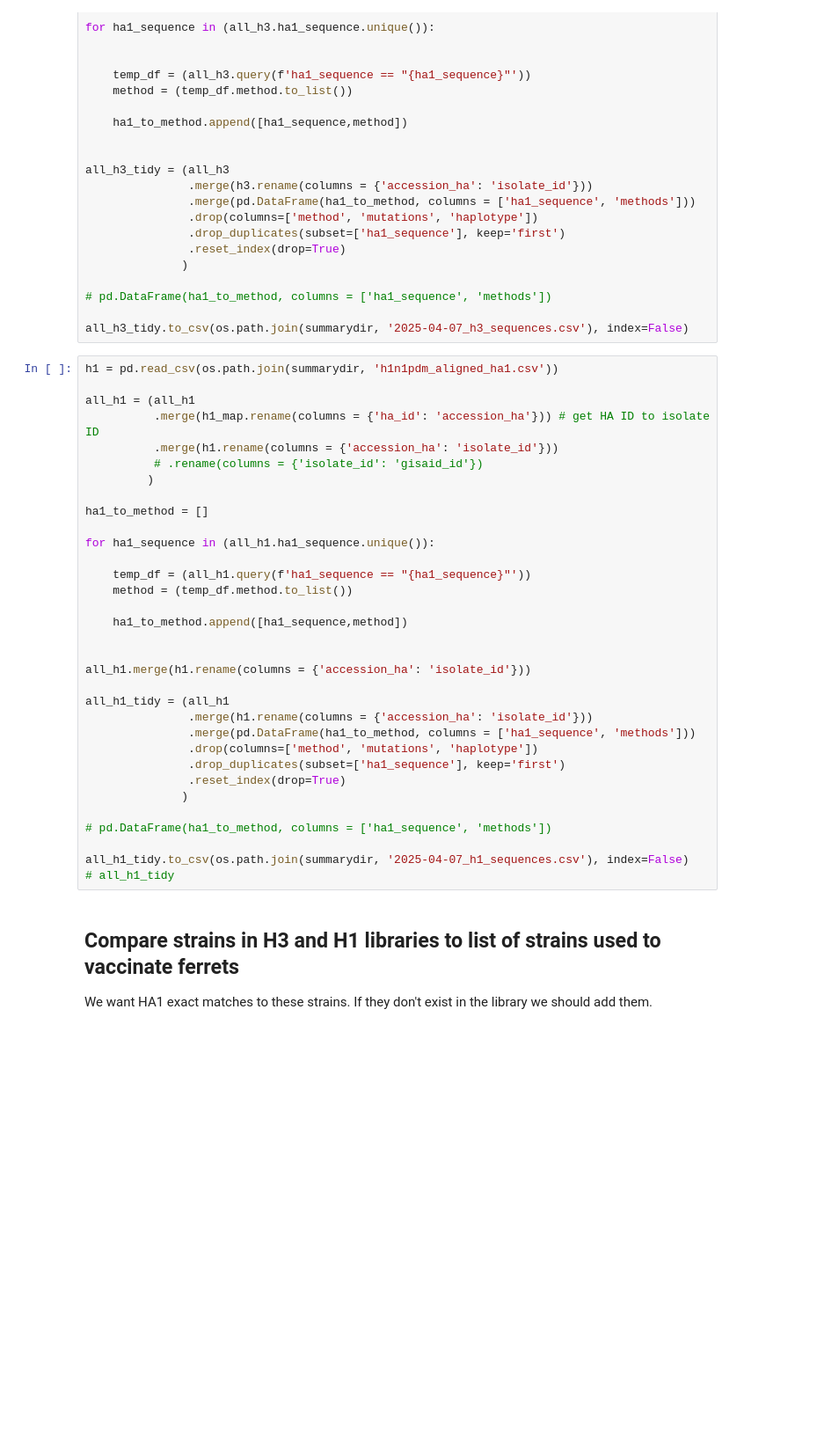
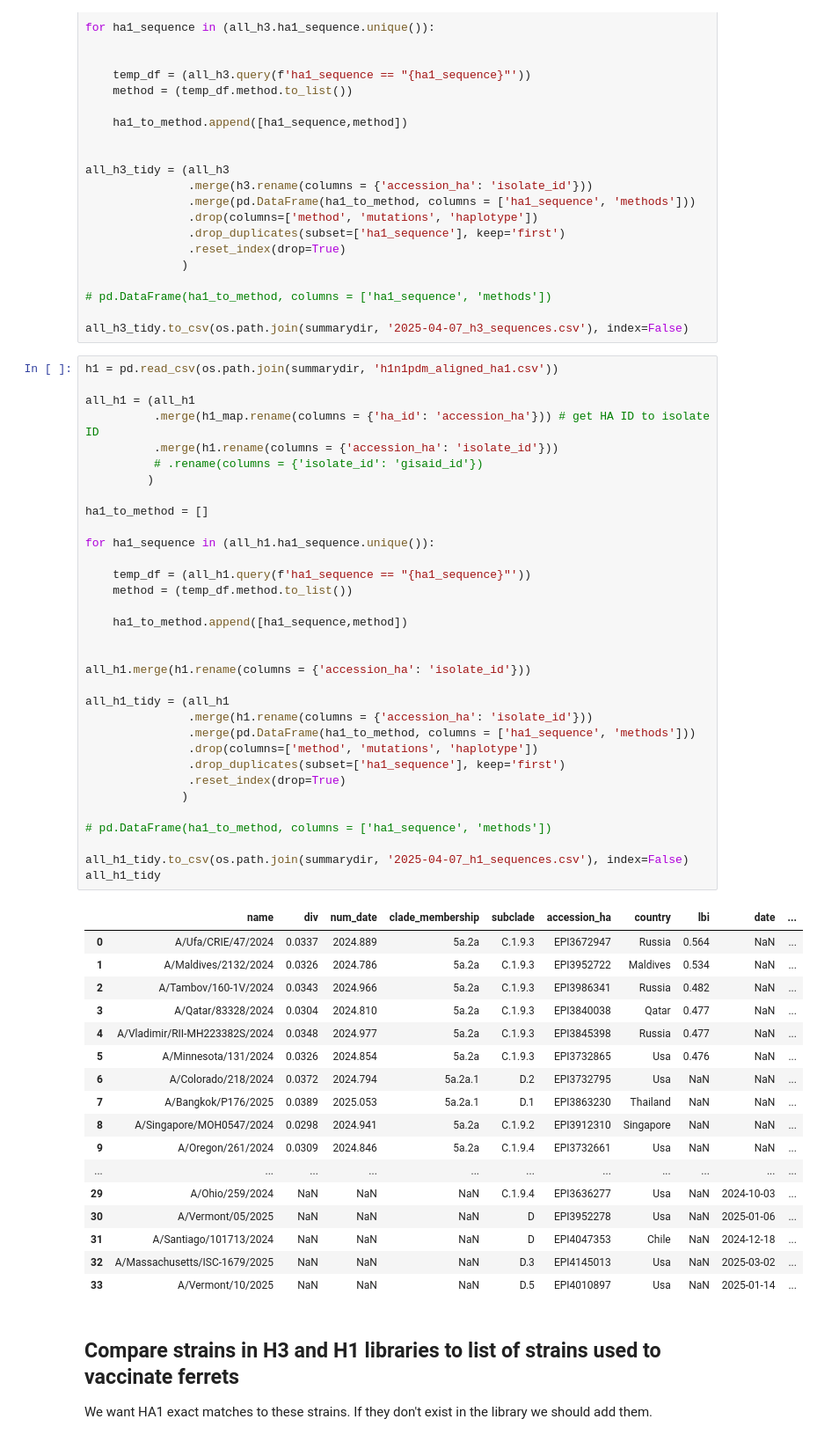
Before and after one commit to jbloomlab/flu-seqneut-2025, a Jupyter notebook: non-pipeline_analyses/library_design/notebooks/design_base_library.ipynb, the cells around one changed output. Shown at 88% size. Cells and saved outputs as stored; diff of their text form; blank space fills up the shorter version.

```diff
--- a/non-pipeline_analyses/library_design/notebooks/design_base_library.ipynb
+++ b/non-pipeline_analyses/library_design/notebooks/design_base_library.ipynb
@@ -101,34 +101,52 @@ h1 = pd.read_csv(os.path.join(summarydir, 'h1n1pdm_aligned_ha1.csv'))
 
 all_h1 = (all_h1
           .merge(h1_map.rename(columns = {'ha_id': 'accession_ha'})) # get HA ID to isolate ID
           .merge(h1.rename(columns = {'accession_ha': 'isolate_id'}))
           # .rename(columns = {'isolate_id': 'gisaid_id'})
          )
 
 ha1_to_method = []
 
 for ha1_sequence in (all_h1.ha1_sequence.unique()):
 
     temp_df = (all_h1.query(f'ha1_sequence == "{ha1_sequence}"'))
     method = (temp_df.method.to_list())
 
     ha1_to_method.append([ha1_sequence,method])
 
 
 all_h1.merge(h1.rename(columns = {'accession_ha': 'isolate_id'}))
 
 all_h1_tidy = (all_h1
                .merge(h1.rename(columns = {'accession_ha': 'isolate_id'}))
                .merge(pd.DataFrame(ha1_to_method, columns = ['ha1_sequence', 'methods']))
                .drop(columns=['method', 'mutations', 'haplotype'])
                .drop_duplicates(subset=['ha1_sequence'], keep='first')
                .reset_index(drop=True)
               )
 
 # pd.DataFrame(ha1_to_method, columns = ['ha1_sequence', 'methods'])
 
 all_h1_tidy.to_csv(os.path.join(summarydir, '2025-04-07_h1_sequences.csv'), index=False)
-# all_h1_tidy
+all_h1_tidy
+# %% [output]
+|  | name | div | num_date | clade_membership | subclade | accession_ha | country | lbi | date | ... |
+| 0 | A/Ufa/CRIE/47/2024 | 0.0337 | 2024.889 | 5a.2a | C.1.9.3 | EPI3672947 | Russia | 0.564 | NaN | ... |
+| 1 | A/Maldives/2132/2024 | 0.0326 | 2024.786 | 5a.2a | C.1.9.3 | EPI3952722 | Maldives | 0.534 | NaN | ... |
+| 2 | A/Tambov/160-1V/2024 | 0.0343 | 2024.966 | 5a.2a | C.1.9.3 | EPI3986341 | Russia | 0.482 | NaN | ... |
+| 3 | A/Qatar/83328/2024 | 0.0304 | 2024.810 | 5a.2a | C.1.9.3 | EPI3840038 | Qatar | 0.477 | NaN | ... |
+| 4 | A/Vladimir/RII-MH223382S/2024 | 0.0348 | 2024.977 | 5a.2a | C.1.9.3 | EPI3845398 | Russia | 0.477 | NaN | ... |
+| 5 | A/Minnesota/131/2024 | 0.0326 | 2024.854 | 5a.2a | C.1.9.3 | EPI3732865 | Usa | 0.476 | NaN | ... |
+| 6 | A/Colorado/218/2024 | 0.0372 | 2024.794 | 5a.2a.1 | D.2 | EPI3732795 | Usa | NaN | NaN | ... |
+| 7 | A/Bangkok/P176/2025 | 0.0389 | 2025.053 | 5a.2a.1 | D.1 | EPI3863230 | Thailand | NaN | NaN | ... |
+| 8 | A/Singapore/MOH0547/2024 | 0.0298 | 2024.941 | 5a.2a | C.1.9.2 | EPI3912310 | Singapore | NaN | NaN | ... |
+| 9 | A/Oregon/261/2024 | 0.0309 | 2024.846 | 5a.2a | C.1.9.4 | EPI3732661 | Usa | NaN | NaN | ... |
+| ... | ... | ... | ... | ... | ... | ... | ... | ... | ... | ... |
+| 29 | A/Ohio/259/2024 | NaN | NaN | NaN | C.1.9.4 | EPI3636277 | Usa | NaN | 2024-10-03 | ... |
+| 30 | A/Vermont/05/2025 | NaN | NaN | NaN | D | EPI3952278 | Usa | NaN | 2025-01-06 | ... |
+| 31 | A/Santiago/101713/2024 | NaN | NaN | NaN | D | EPI4047353 | Chile | NaN | 2024-12-18 | ... |
+| 32 | A/Massachusetts/ISC-1679/2025 | NaN | NaN | NaN | D.3 | EPI4145013 | Usa | NaN | 2025-03-02 | ... |
+| 33 | A/Vermont/10/2025 | NaN | NaN | NaN | D.5 | EPI4010897 | Usa | NaN | 2025-01-14 | ... |
 # %% [markdown]
 ## Compare strains in H3 and H1 libraries to list of strains used to vaccinate ferrets
 We want HA1 exact matches to these strains. If they don't exist in the library we should add them.
```
Also changed, not shown: parts of 2 cells of this notebook, 50 other files.
